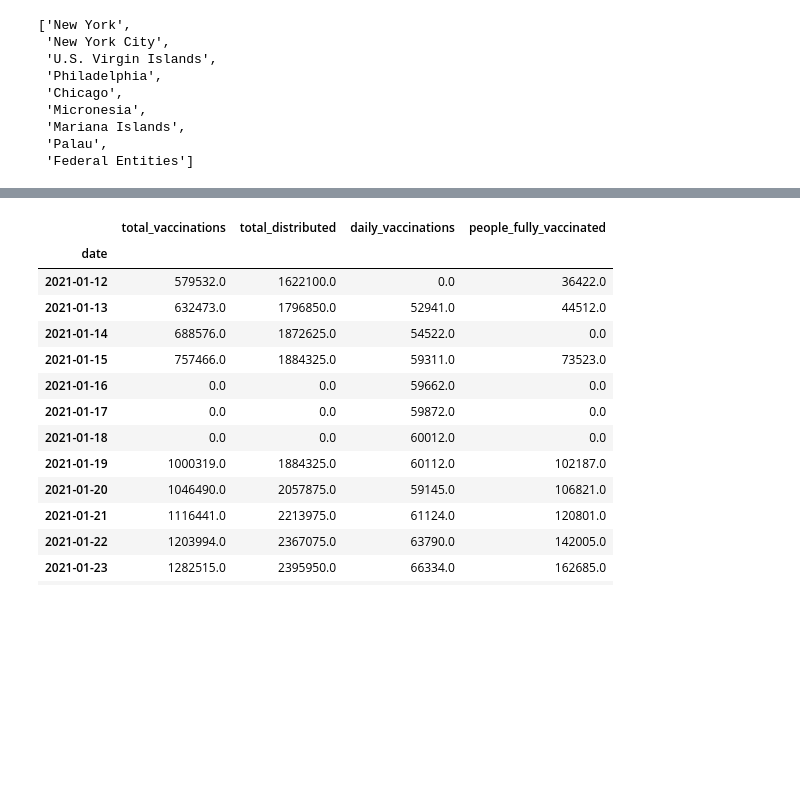
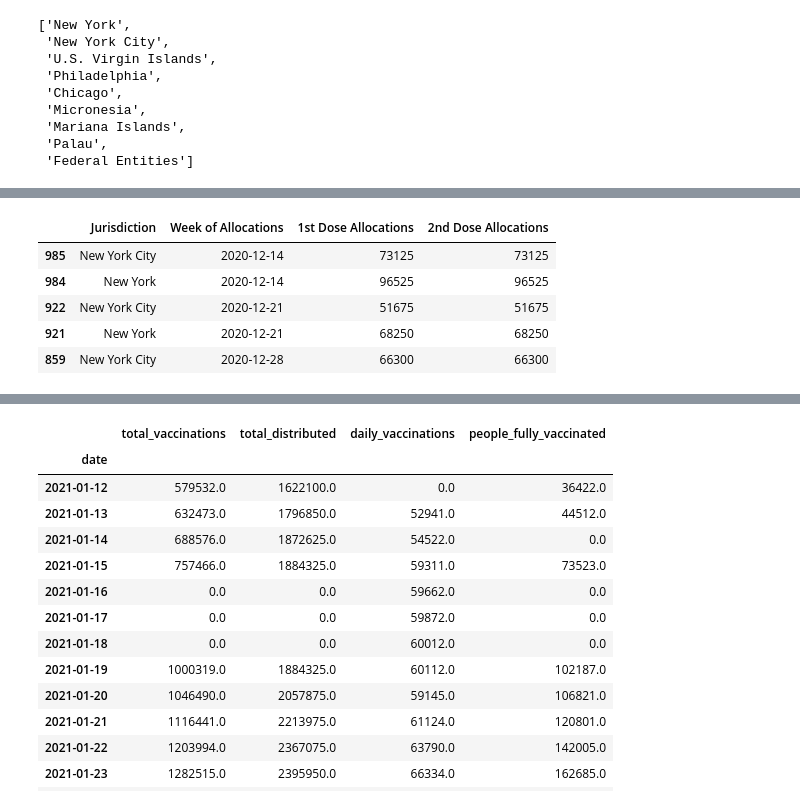
Before and after one commit to curtishiga/covid19_vaccinations, a Jupyter notebook: Untitled.ipynb, the cells around one changed output, grey strips where cells are left out. Cells and saved outputs as stored; diff of their text form; code cells hidden in the pictures; blank space fills up the shorter version.

```diff
--- a/Untitled.ipynb
+++ b/Untitled.ipynb
@@ -360,0 +340,12 @@ not_in_indiv
+# %%
+# Filter New York and New York City from Pfizer data
+ny_pfizer = pfizer[(pfizer['Jurisdiction'] == 'New York') |
+                  (pfizer['Jurisdiction'] == 'New York City')].sort_values(['Week of Allocations'])
+ny_pfizer.head()
+# %% [output]
+|  | Jurisdiction | Week of Allocations | 1st Dose Allocations | 2nd Dose Allocations |
+| 985 | New York City | 2020-12-14 | 73125 | 73125 |
+| 984 | New York | 2020-12-14 | 96525 | 96525 |
+| 922 | New York City | 2020-12-21 | 51675 | 51675 |
+| 921 | New York | 2020-12-21 | 68250 | 68250 |
+| 859 | New York City | 2020-12-28 | 66300 | 66300 |
```
Also changed, not shown: parts of 26 cells of this notebook.
